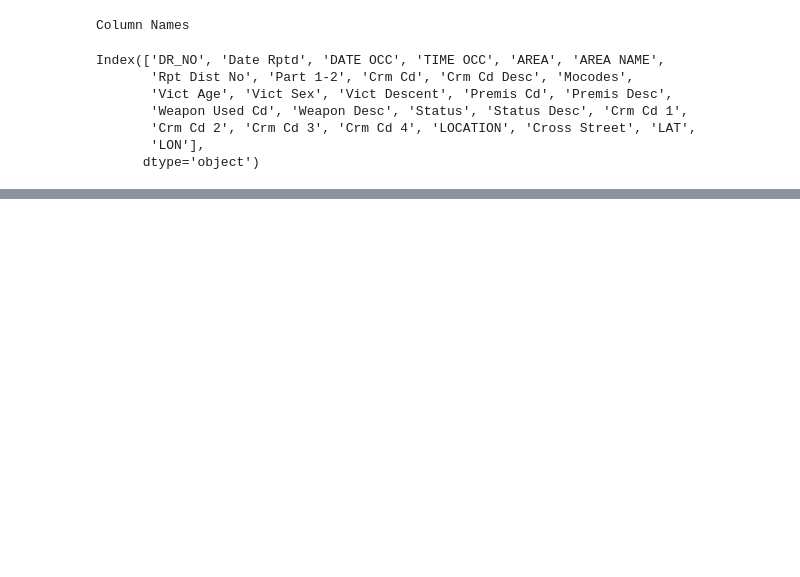
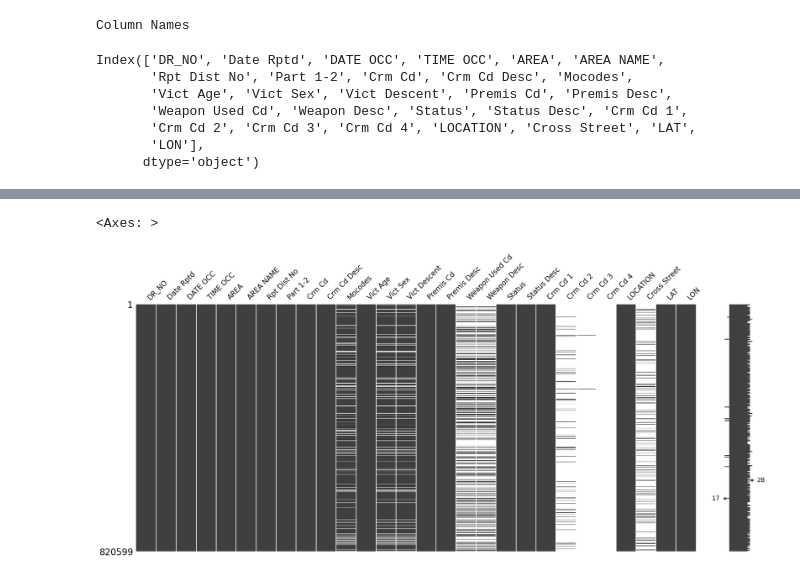
Before and after one commit to RishabhHM/Analyzing-Crime-In-LA, a Jupyter notebook: Crime_In_LA.ipynb, the cells around one changed output, grey strips where cells are left out. Saved outputs shown, nothing was run; the diff lists cells and outputs as text; code cells hidden in the pictures; blank space fills up the shorter version.

Commit message:
✨ feat : Data Cleaning

```diff
--- a/Crime_In_LA.ipynb
+++ b/Crime_In_LA.ipynb
@@ -114,0 +121,5 @@ Index(['DR_NO', 'Date Rptd', 'DATE OCC', 'TIME OCC', 'AREA', 'AREA NAME',
+# %%
+# Convert data types if needed (e.g., dates to date format, numerical values to appropriate numeric types).
+df['Date Rptd'] = pd.to_datetime(df['Date Rptd'], format='%m/%d/%Y %H:%M:%S %p')
+df['DATE OCC'] = pd.to_datetime(df['DATE OCC'], format='%m/%d/%Y %H:%M:%S %p')
+df.iloc[:, [1,2]].head()
@@ -114,0 +133,4 @@ Index(['DR_NO', 'Date Rptd', 'DATE OCC', 'TIME OCC', 'AREA', 'AREA NAME',
+# %%
+df['TIME OCC'] = df['TIME OCC'].apply(lambda x : str(x).zfill(4))
+df['TIME OCC'] = df['TIME OCC'].apply(lambda x : x[:2] + ':' + x[2:])
+df['TIME OCC'].head()
@@ -114,0 +191,6 @@ Index(['DR_NO', 'Date Rptd', 'DATE OCC', 'TIME OCC', 'AREA', 'AREA NAME',
+# %%
+# Visualizing Missing Data Distribution
+msno.matrix(df)
+# %% [output]
+<Axes: >
+[figure, added]
```
Also changed, not shown: parts of 16 cells of this notebook.
